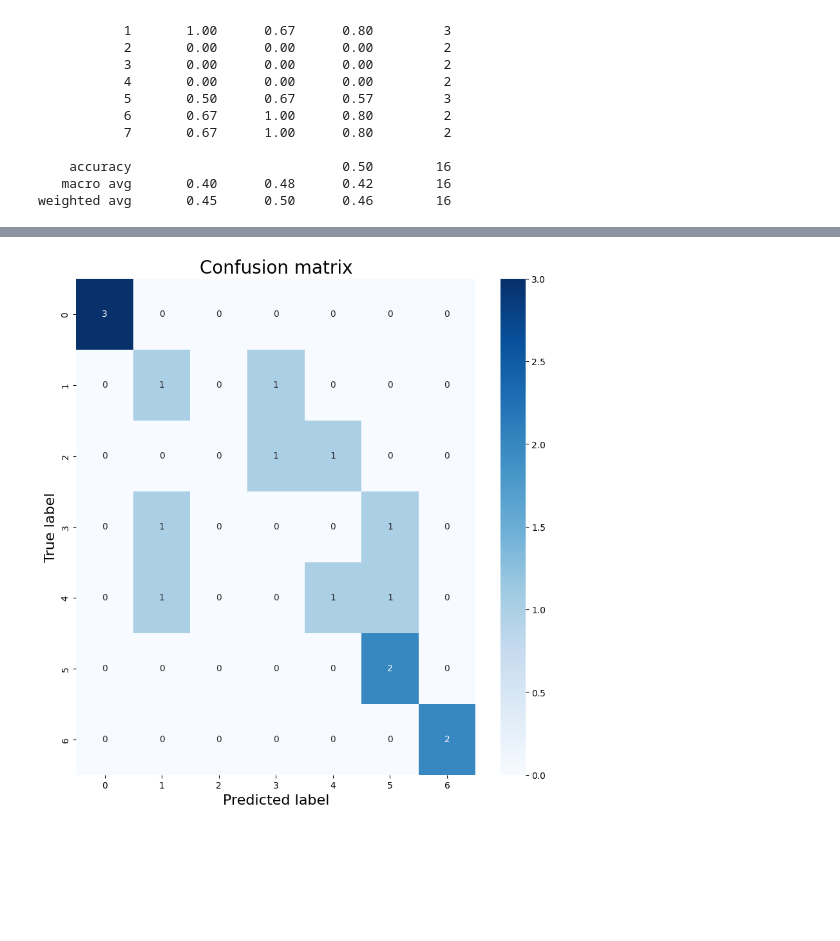
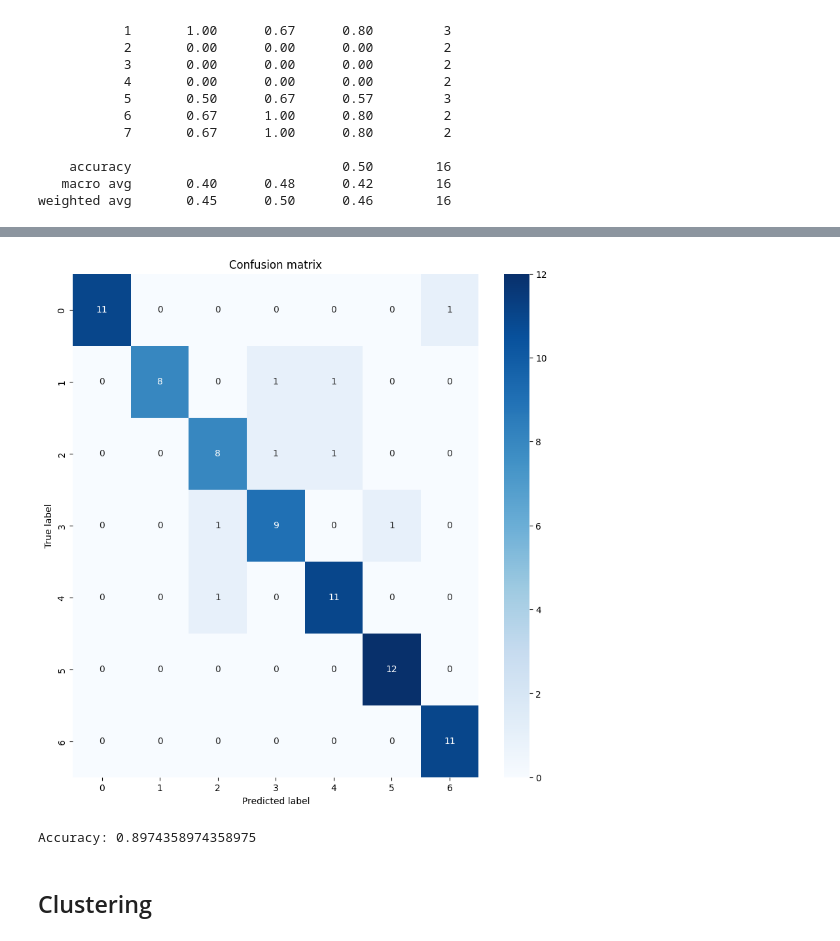
Before and after one commit to KevinrealG/Series_de_tiempo, a Jupyter notebook: 01_Time_Series_pred.ipynb, the cells around one changed output, grey strips where cells are left out. Drawn from its saved outputs; the diff is of its cells as text; code cells hidden in the pictures; blank space fills up the shorter version.

```diff
--- a/01_Time_Series_pred.ipynb
+++ b/01_Time_Series_pred.ipynb
@@ -623,24 +602,23 @@ import seaborn as sns
 # %%
 # prompt: Show results into heatmap, make prediction over all data
 
 # Make predictions on the entire dataset
 y_pred = classifier.predict(Datos[['t_' + str(i) for i in range(288)]])
 # Create a heatmap of the confusion matrix
 plt.figure(figsize=(10, 10))
-sns.heatmap(confusion_matrix(y_test, y_pred), annot=True, cmap='Blues')
+sns.heatmap(confusion_matrix(Datos['labels'], y_pred), annot=True, cmap='Blues')
 plt.xlabel('Predicted label')
 plt.ylabel('True label')
 plt.title('Confusion matrix')
+
 plt.show()
-
-
-
-# Plot the predictions
-plt.figure(figsize=(10, 5))
-plt.plot(Datos['labels'], label='True values')
-plt.plot(y_pred, label='Predicted values')
-plt.legend()
-plt.title('Time series classification')
-plt.show()
 # %% [output]
-[figure, old version]
+[figure, new version]
+# %%
+# Evaluate the model
+accuracy = accuracy_score(Datos['labels'], y_pred)
+print('Accuracy:', accuracy)
+# %% [output]
+Accuracy: 0.8974358974358975
+# %% [markdown]
+## Clustering
```
Also changed, not shown: parts of 3 cells of this notebook.
